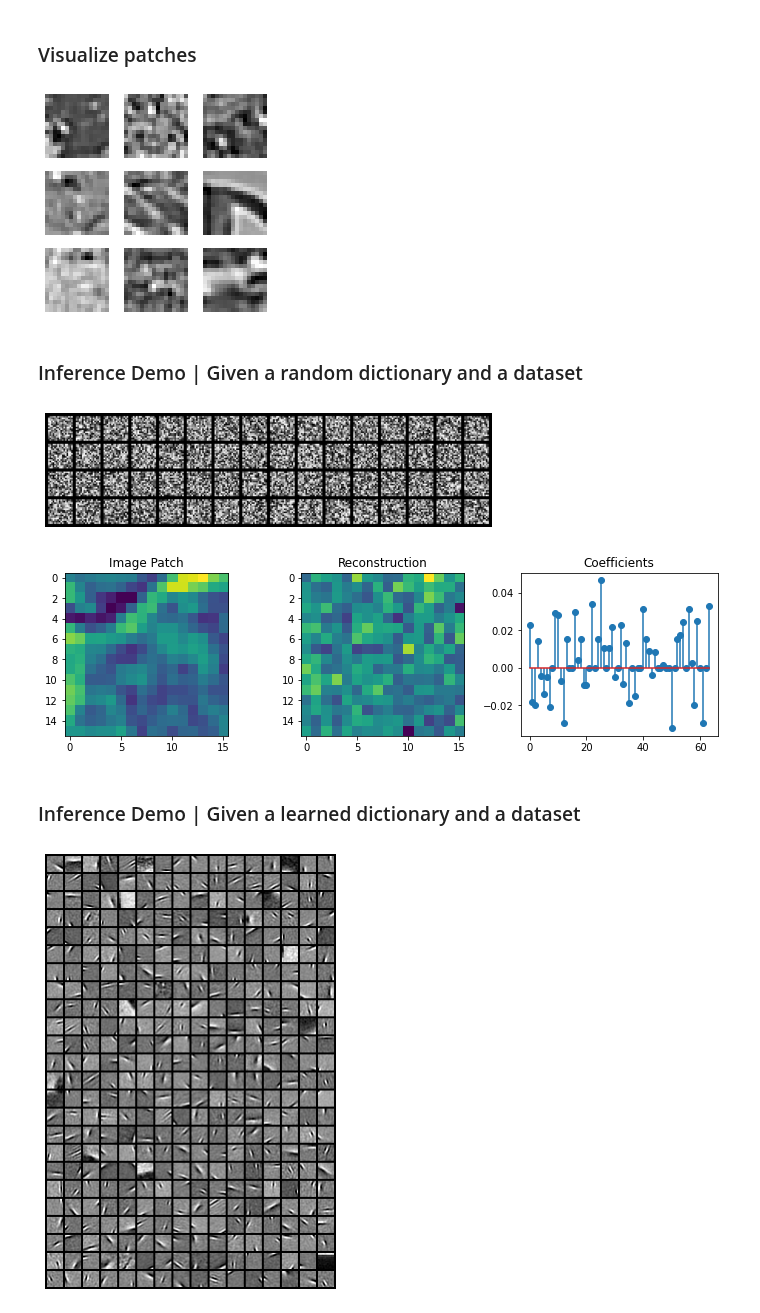
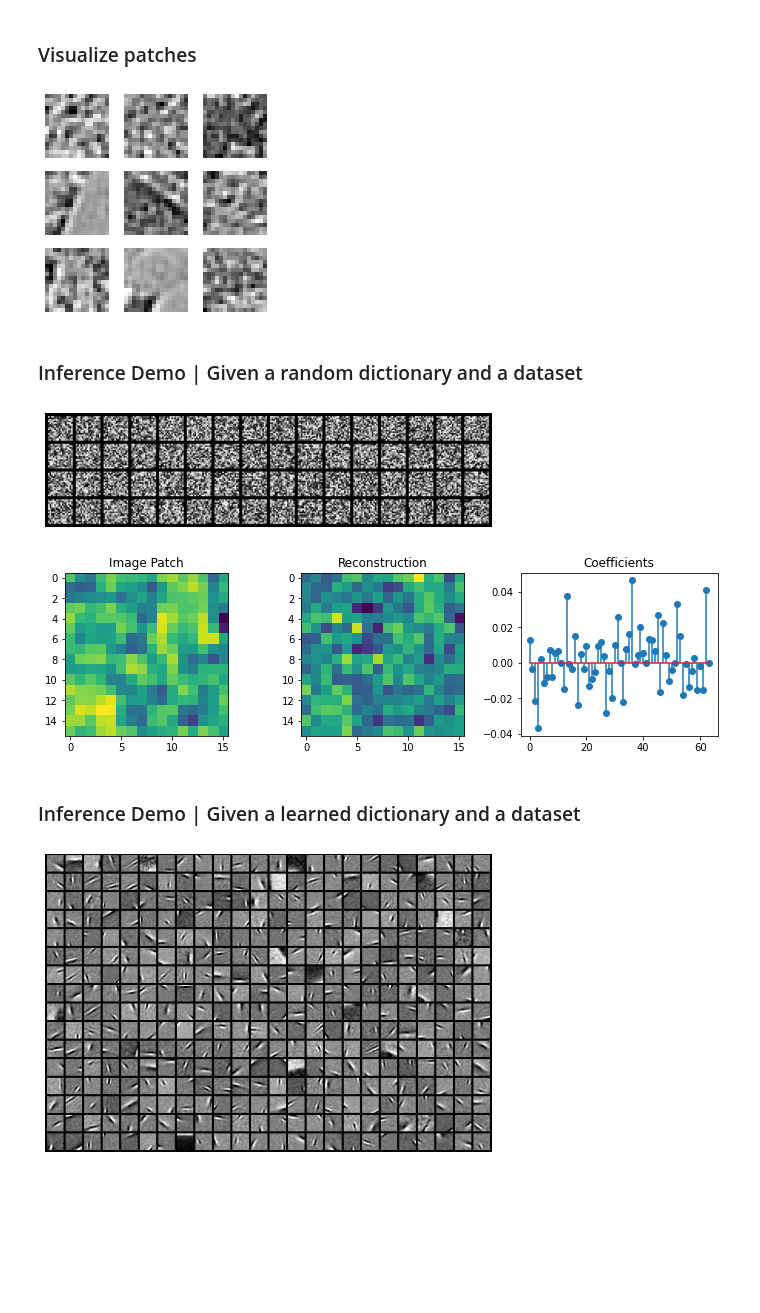
Before and after one commit to rctn/sparsecoding, a Jupyter notebook: examples/inference_natural_images.ipynb, the cells around one changed output. Drawn from its saved outputs; the diff is of its cells as text; code cells hidden in the pictures; blank space fills up the shorter version.

```diff
--- a/examples/inference_natural_images.ipynb
+++ b/examples/inference_natural_images.ipynb
@@ -40,22 +46,22 @@ for i in range(1, cols * rows + 1):
     img = (data[sample_idx])
     figure.add_subplot(rows, cols, i)
     plt.axis("off")
-    plt.imshow(img.squeeze().reshape([patch_size_x,patch_size_y]), cmap="gray")
+    plt.imshow(img.squeeze().reshape([patch_size,patch_size]), cmap="gray")
 plt.show()
 # %% [output]
-[figure, old version]
+[figure, new version]
 # %% [markdown]
 ### Inference Demo | Given a random dictionary and a dataset
 # %%
 # Define random dictionary
 n_samples, n_features = data.shape
-n_basis = 16*4
-n_features = patch_size_x**2
+n_basis = patch_size*4
+n_features = patch_size**2
 dictionary = 2*torch.rand([n_features,n_basis]) - 1
 
 nrow = 16
 fig,ax = plot_dictionary(dictionary,nrow=nrow,size=8)
 # %% [output]
-[figure, old version]
+[figure, new version]
 # %%
 # The Locally Competitive Algorithm
@@ -65,29 +71,29 @@ A = lca.infer(data[:,:],dictionary)
 reconstruction = (dictionary@A.t()).t()
 # %%
 fig,(ax1,ax2,ax3)=  plt.subplots(figsize=(12,3),nrows=1, ncols=3)
-ax1.imshow(data[0,:].detach().reshape(patch_size_x,patch_size_x))
+ax1.imshow(data[1,:].detach().reshape(patch_size,patch_size))
 ax1.set_title('Image Patch')
 
-ax2.imshow(reconstruction[0,:].detach().reshape(patch_size_x,patch_size_x))
+ax2.imshow(reconstruction[1,:].detach().reshape(patch_size,patch_size))
 ax2.set_title('Reconstruction')
 
-ax3.stem(A[0,:].reshape(-1))
+ax3.stem(A[1,:].reshape(-1))
 ax3.set_title('Coefficients')
 plt.show()
 # %% [output]
-[figure, old version]
+[figure, new version]
 # %% [markdown]
 ### Inference Demo | Given a learned dictionary and a dataset
 # %%
 # load dictionary already learned on natural images
-dictionary = load_van_hateren_dictionary()
+dictionary = load_olshausen_dictionary()
 patch_size = int(np.sqrt(dictionary.shape[0]))
 n_basis = dictionary.shape[1]
 
-nrow = 16
+nrow = 24
 fig,ax = plot_dictionary(dictionary,nrow=nrow,size=8)
 # %% [output]
-[figure, old version]
+[figure, new version]
 # %%
 A = lca.infer(data,dictionary)
 reconstruction = (dictionary@A.t()).t()
```
Also changed, not shown: parts of 6 cells of this notebook, 1 other file.
